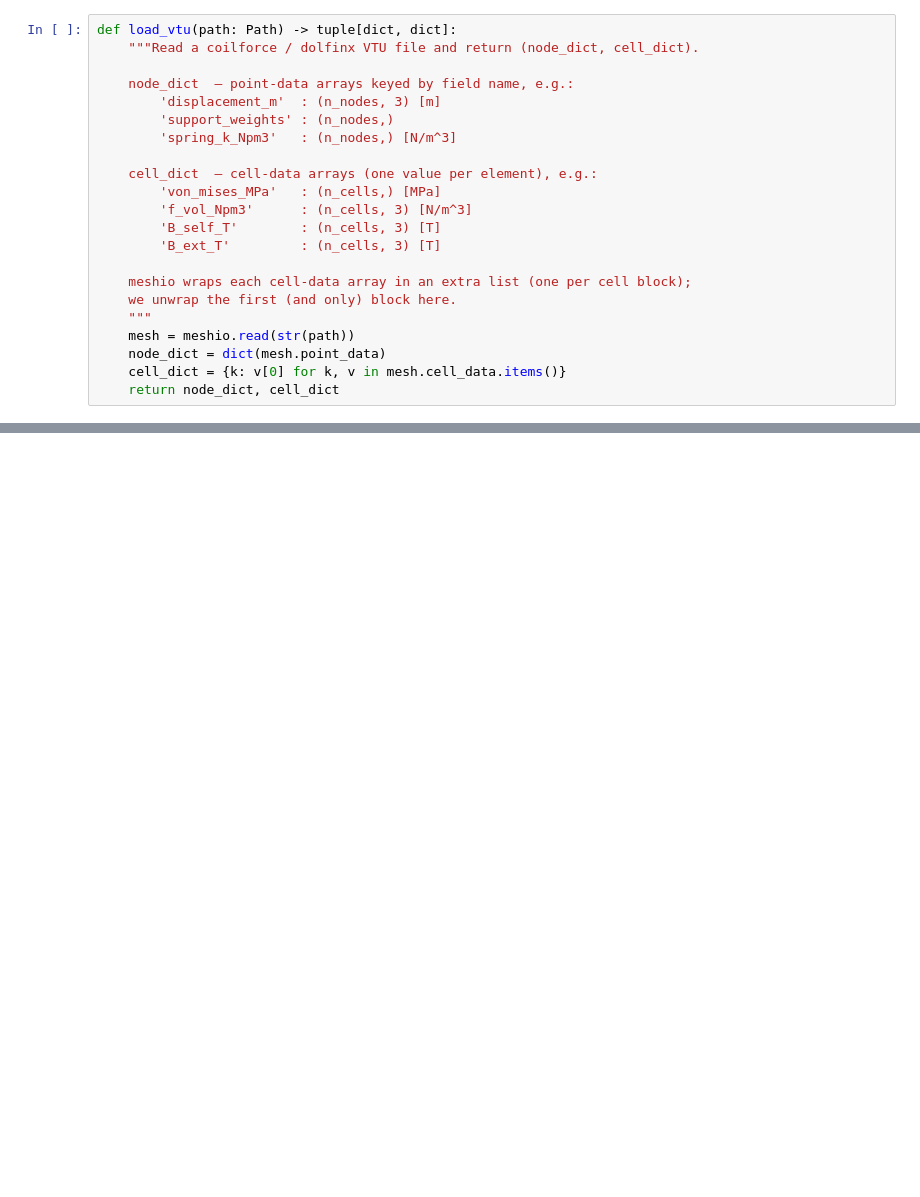
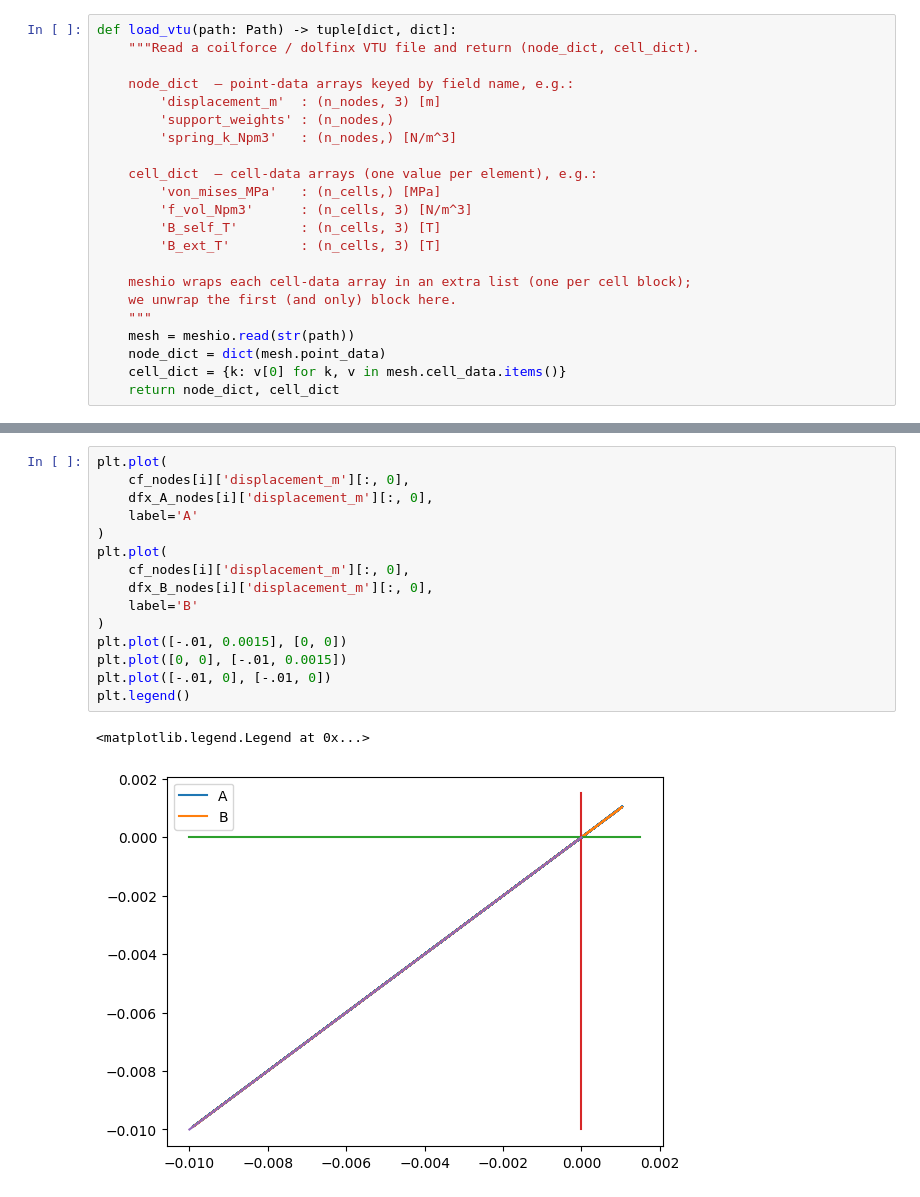
Before and after one commit to lankef/fem-data, a Jupyter notebook: w7x-convergence/plotting.ipynb, the cells around one changed output, grey strips where cells are left out. Drawn from its saved outputs; the diff is of its cells as text; blank space fills up the shorter version.

```diff
--- a/w7x-convergence/plotting.ipynb
+++ b/w7x-convergence/plotting.ipynb
@@ -120,0 +150,18 @@ plt.plot(cf_nodes[0]['displacement_m'][:, 0])
+# %%
+plt.plot(
+    cf_nodes[i]['displacement_m'][:, 0],
+    dfx_A_nodes[i]['displacement_m'][:, 0],
+    label='A'
+)
+plt.plot(
+    cf_nodes[i]['displacement_m'][:, 0],
+    dfx_B_nodes[i]['displacement_m'][:, 0],
+    label='B'
+)
+plt.plot([-.01, 0.0015], [0, 0])
+plt.plot([0, 0], [-.01, 0.0015])
+plt.plot([-.01, 0], [-.01, 0])
+plt.legend()
+# %% [output]
+<matplotlib.legend.Legend at 0x...>
+[figure, added]
```
Also changed, not shown: parts of 12 cells of this notebook, 33 other files.
